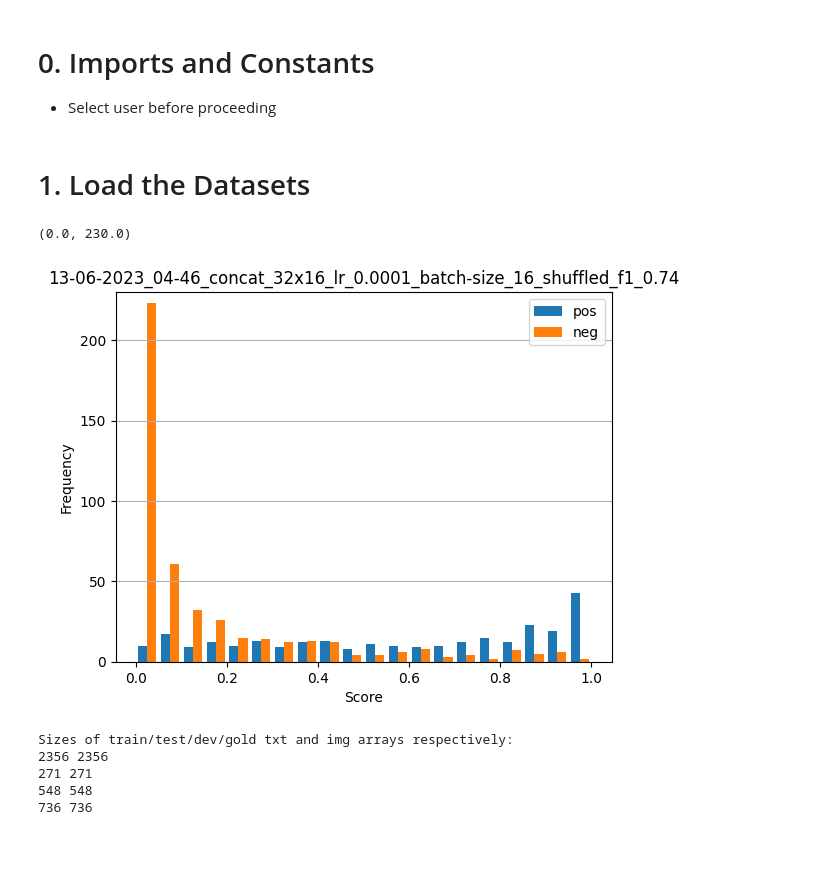
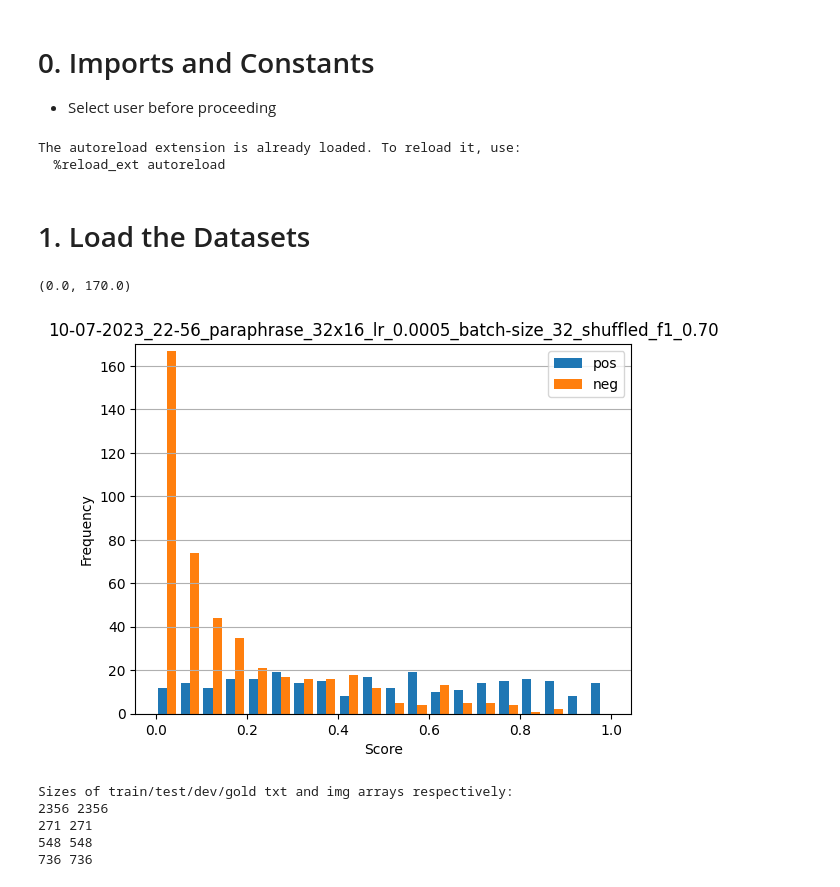
Before and after one commit to jelmis/check-worthiness, a Jupyter notebook: src/checkworthiness/analysis_notebooks/twilight_zone.ipynb, the cells around one changed output. Cells and saved outputs as stored; diff of their text form; code cells hidden in the pictures; blank space fills up the shorter version.

```diff
--- a/src/checkworthiness/analysis_notebooks/twilight_zone.ipynb
+++ b/src/checkworthiness/analysis_notebooks/twilight_zone.ipynb
@@ -32,7 +32,7 @@ from analysis.utils import extract_datapoints
 ####################### CONSTANTS ########################
 SPLITS = ["train", "dev", "test", "gold"]
 TRAIN, DEV, TEST, TXT, IMG = "train", "dev", "test", "txt", "img"
-FE_METHODS = ["txt_embeddings", "img_embeddings", "concat", "sum", "mean", "hadamard"]
+FE_METHODS = ["txt_embeddings", "img_embeddings", "concat", "sum", "mean", "hadamard", "paraphrase"]
 TRAIN, DEV, TEST, GOLD = "train", "dev", "test", "gold"
 #FE_METHODS += ["concat_cos", "sum_cos", "mean_cos", "hadamard_cos"]
 ##########################################################
@@ -63,6 +63,9 @@ features_dir = f"{data_dir}/features"
 labels_dir = f"{data_dir}/labels"
 models_dir = f"{cw_dir}/models/vanillann_hyperparam_search"
 evals_dir = f"{models_dir}/gold_evals"
+# %% [output]
+The autoreload extension is already loaded. To reload it, use:
+  %reload_ext autoreload
 # %% [markdown]
 # 1. Load the Datasets
 # %%
@@ -168,29 +171,29 @@ for split in SPLITS:
 # %%
 df = pd.DataFrame(df_data)
 model_output_column_keys = df.columns[3:]
 df["mean_model_score"] = df.iloc[:, 3:].mean(axis=1)
 
 df_focus = df[(df["split"] == "gold") | (df["split"] == "gold" )]
-selected_column = 8
+selected_column = 9
 scores_pos_class = df_focus[df_focus["actual_label"]==1.0].iloc[:,selected_column].to_list()
 scores_neg_class = df_focus[df_focus["actual_label"]==0.0].iloc[:,selected_column].to_list()
 model_name = str(df_focus.columns[selected_column])
 bins = [x/100 for x in range(0,105, 5)]
 # An "interface" to matplotlib.axes.Axes.hist() method
 n, bins, patches = plt.hist([scores_pos_class, scores_neg_class], bins=bins, label=['pos', 'neg'])
                             #alpha=0.7, rwidth=0.85)
 plt.grid(axis='y')#, alpha=0.75)
 plt.xlabel('Score')
 plt.ylabel('Frequency')
 plt.title(model_name)
 plt.legend(loc='upper right')
 #plt.text(23, 45, r'$\mu=15, b=3$')
 maxfreq = n.max()
 # Set a clean upper y-axis limit.
 plt.ylim(ymax=np.ceil(maxfreq / 10) * 10 if maxfreq % 10 else maxfreq + 10)
 # %% [output]
-(0.0, 230.0)
+(0.0, 170.0)
-[figure, old version]
+[figure, new version]
 # %%
 dataset_dir = f"/Users/{user}/Library/CloudStorage/GoogleDrive-check.worthiness@gmail.com/My Drive/data/CT23_1A_checkworthy_multimodal_english"
 raw_dataset, texts, imgs, tweet_ids = utils.load_data_splits_with_gold_dataset(dataset_dir,version)
```
